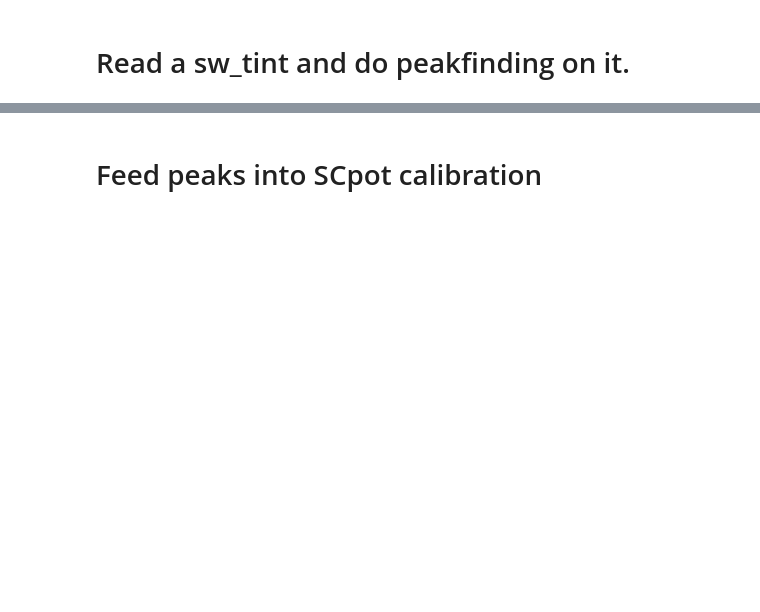
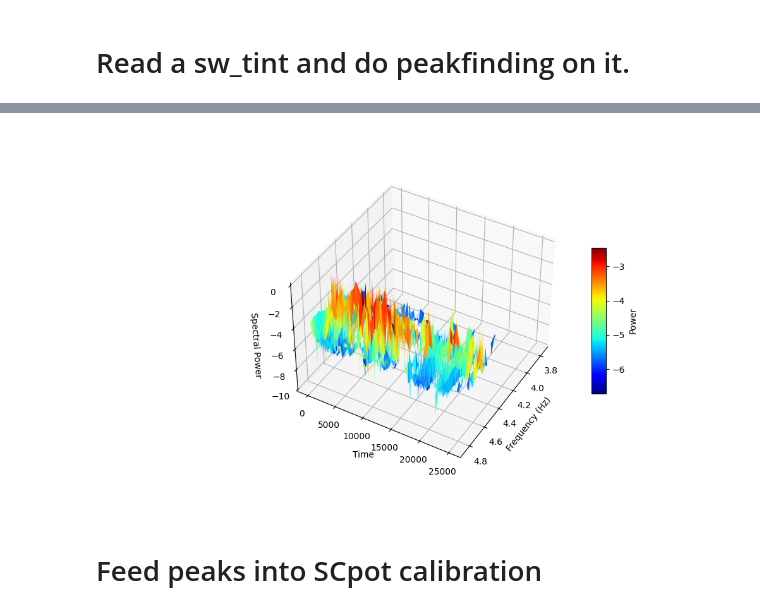
Before and after one commit to atlasMax/sw_density, a Jupyter notebook: workinprogress_nb.ipynb, the cells around one changed output, grey strips where cells are left out. Saved outputs shown, nothing was run; the diff lists cells and outputs as text; code cells hidden in the pictures; blank space fills up the shorter version.

```diff
--- a/workinprogress_nb.ipynb
+++ b/workinprogress_nb.ipynb
@@ -46,3 +123,45 @@ Frequency range between [5888.0, 80000.0] at indices [51, 81]
+# %%
+# Inspect spectrum in 3D
+# h = np.genfromtxt('sw_tints/compiled_sw_tints.csv', dtype=str,delimiter=',', skip_header=1)
+# j = h[np.random.randint(0, len(h))]
+# tint = [str(j[0]), str(j[1])]
+from mpl_toolkits.mplot3d import Axes3D
+import matplotlib.dates as mdates
+# tint = ['2019-05-10T06:39:40.000000000', '2019-05-10T06:44:20.000000000']
+# ic = 3
+# epsd = mms.db_get_ts(f'mms{ic}_dsp_fast_l2_epsd',f'mms{ic}_dsp_epsd_omni', tint)
+# Extract data from xarray.DataArray
+
+data = epsd_cut
+# data = epsd
+
+time_numeric = (data.time - data.time[0]) / np.timedelta64(1, 's')
+
+X, Y = np.meshgrid(np.log10(np.flip(data.E_Freq.data)), time_numeric)  # Frequency and time meshgrid
+Z = np.log10(data.data / np.max(data.data))  # Spectral power
+
+
+
+# Create figure and 3D axis
+fig = plt.figure(figsize=(10, 6))
+ax = fig.add_subplot(111, projection='3d')
+ax.view_init(elev=40, azim=30, roll=0)
+# Plot the surface
+surf = ax.plot_surface(X, Y, Z, cmap='jet', edgecolor='none')
+
+# Labels and colorbar
+ax.set_xlabel('Frequency (Hz)')
+ax.set_ylabel('Time')
+ax.set_zlabel('Spectral Power')
+fig.colorbar(surf, ax=ax, shrink=0.5, aspect=10, label='Power')
+
+
+
+
+
+plt.show()
+# %% [output]
+[figure, added]
 # %% [markdown]
 # Feed peaks into SCpot calibration
 # %%
```
Also changed, not shown: parts of 26 cells of this notebook, 26 other files.
